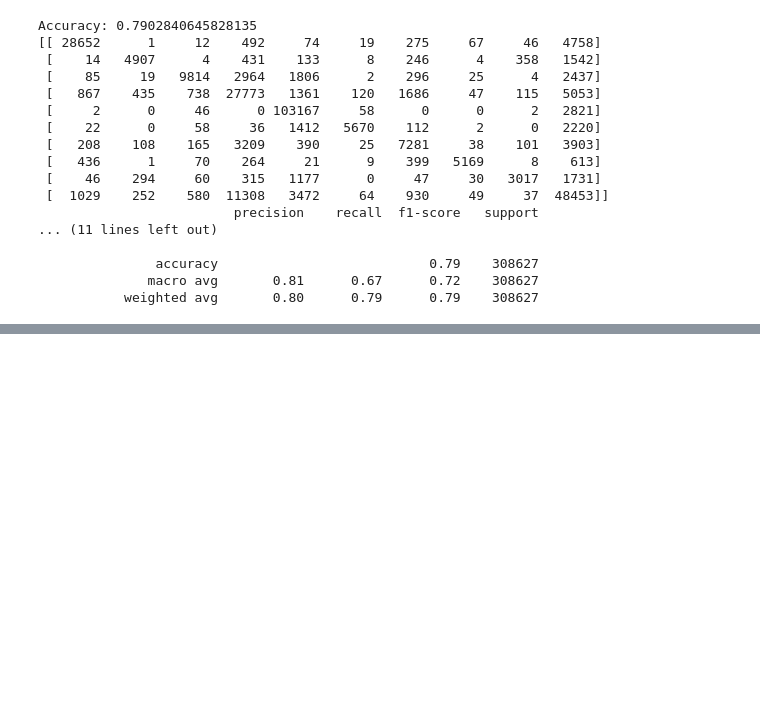
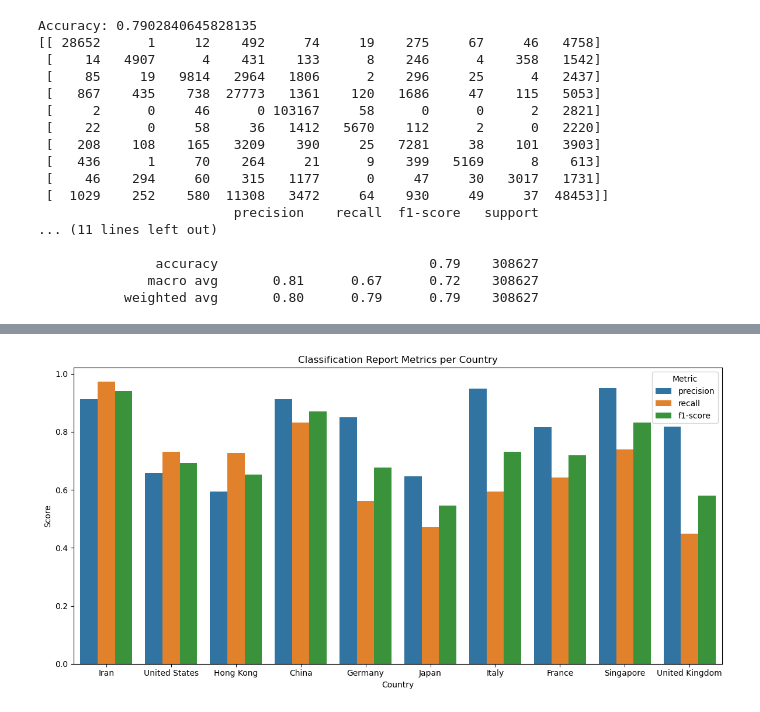
Before and after one commit to Totally-Kyle/The-CyberChase, a Jupyter notebook: modle.ipynb, the cells around one changed output, grey strips where cells are left out. Saved outputs shown, nothing was run; the diff lists cells and outputs as text; code cells hidden in the pictures; blank space fills up the shorter version.

```diff
--- a/modle.ipynb
+++ b/modle.ipynb
@@ -182,3 +224,17 @@ Accuracy: 0.7902840645828135
                accuracy                           0.79    308627
               macro avg       0.81      0.67      0.72    308627
            weighted avg       0.80      0.79      0.79    308627
+# %%
+report_dict = classification_report(y_test_labels, best_predss, output_dict=True)
+
+report_df = pd.DataFrame(report_dict).T.drop(['accuracy', 'macro avg', 'weighted avg'])
+
+report_df.reset_index(inplace=True)
+report_df.rename(columns={'index': 'Country'}, inplace=True)
+
+report_df['Country'] = report_df['Country'].str.replace('Location_', '')
+
+report_df_sorted = report_df.sort_values(by='support', ascending=False)
+
+print("Classification Report by Country:")
+print(report_df_sorted)
@@ -184,0 +285,11 @@ Accuracy: 0.7902840645828135
+# %%
+melted_df = report_df_sorted.melt(id_vars='Country', value_vars=['precision', 'recall', 'f1-score'], var_name='Metric', value_name= 'Score')
+
+plt.figure(figsize=(12, 6))
+sns.barplot (data=melted_df, x='Country', y='Score', hue="Metric")
+plt.title("Classification Report Metrics by Country")
+plt.legend(title='Metric')
+plt.tight_layout()
+plt.show()
+# %% [output]
+[figure, added]
```
Also changed, not shown: parts of 5 cells of this notebook.
